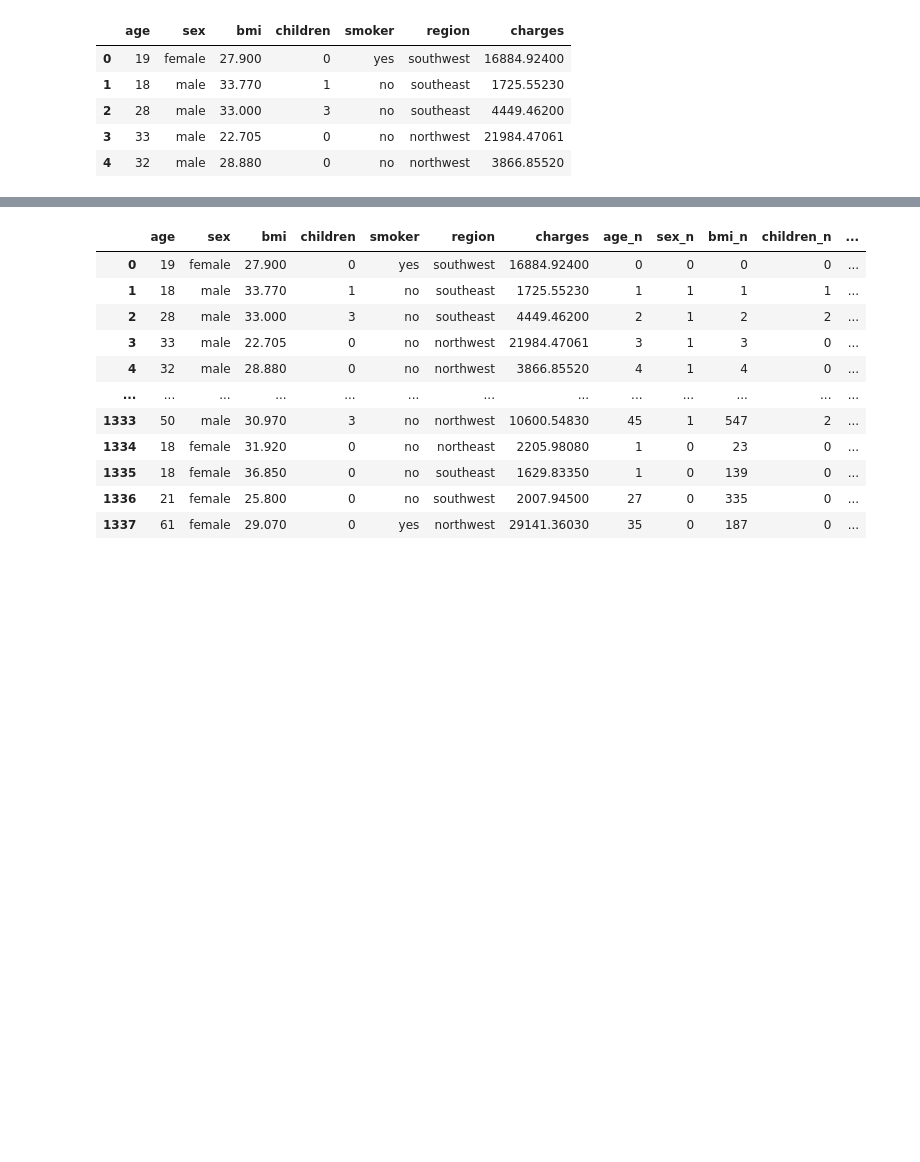
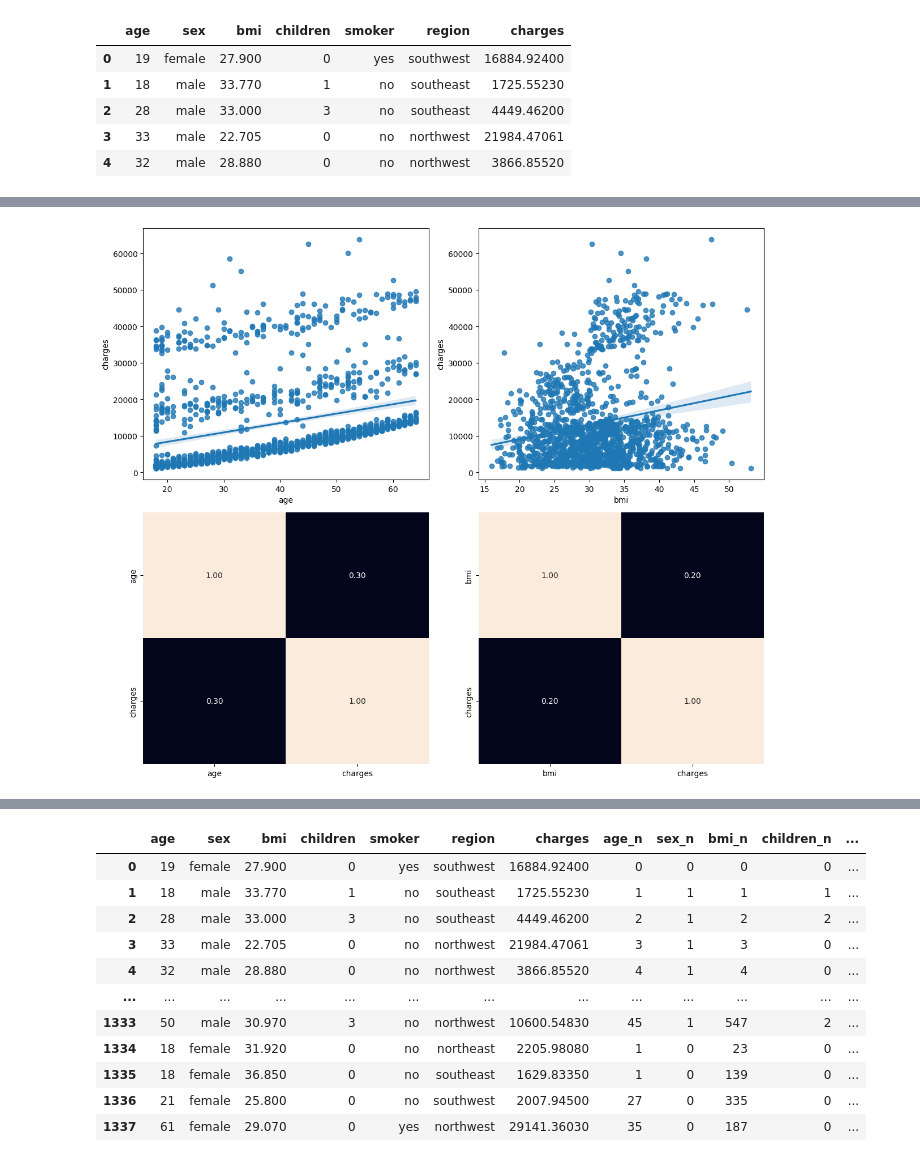
Before and after one commit to Paula3228/Regresi-n-Lineal, a Jupyter notebook: src/explore.ipynb, the cells around one changed output, grey strips where cells are left out. Cells and saved outputs as stored; diff of their text form; code cells hidden in the pictures; blank space fills up the shorter version.

```diff
--- a/src/explore.ipynb
+++ b/src/explore.ipynb
@@ -53,0 +99,18 @@ df.to_csv('../data/raw/df_raw.csv', index=False) #guardar en un csv
+# %%
+#otra mnera de verlo con heatmap
+fig, axis = plt.subplots(2, 2, figsize=(12, 10))
+
+# Primer gráfico de regresión y mapa de calor: age vs. charges
+sns.regplot(ax=axis[0, 0], data=df, x='age', y='charges')
+sns.heatmap(df[['age', 'charges']].corr(), annot=True, fmt='.2f', ax=axis[1, 0], cbar=False)
+
+# Segundo gráfico de regresión y mapa de calor: bmi vs. charges
+sns.regplot(ax=axis[0, 1], data=df, x='bmi', y='charges')
+sns.heatmap(df[['bmi', 'charges']].corr(), annot=True, fmt='.2f', ax=axis[1, 1], cbar=False)
+
+# Ajustar el diseño de los gráficos
+plt.tight_layout()
+
+# Mostrar los gráficos
+# %% [output]
+[figure, added]
```
Also changed, not shown: parts of 11 cells of this notebook.
